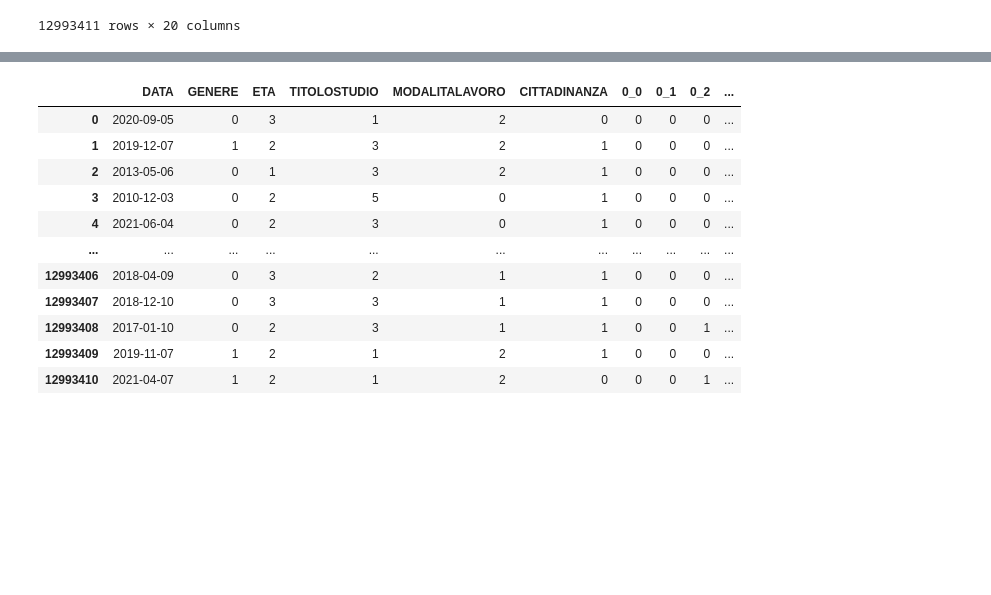
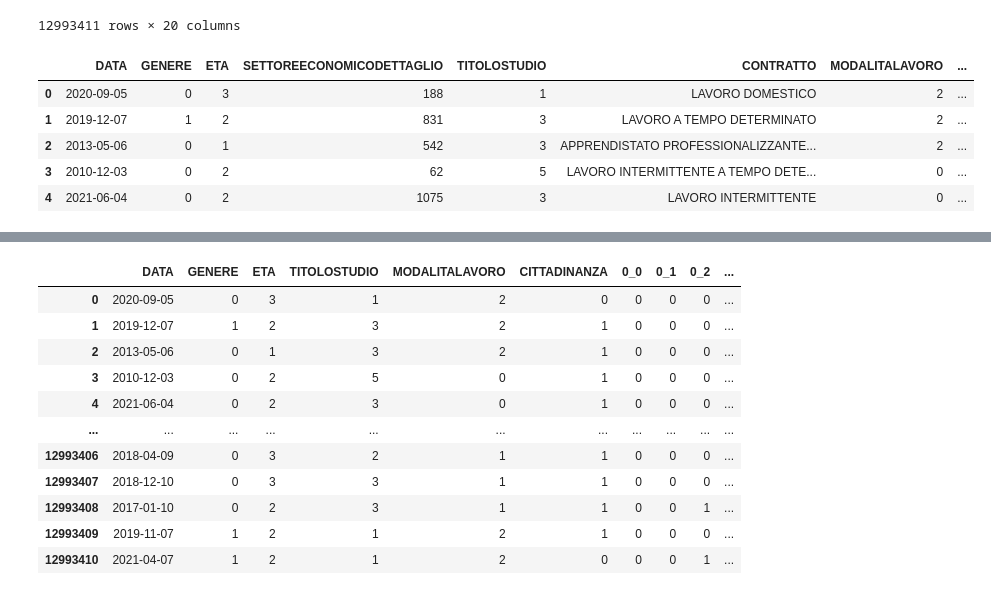
Before and after one commit to BruhZul/DataScienceLaboratory, a Jupyter notebook: Lab2/Feature_transformation.ipynb, the cells around one changed output, grey strips where cells are left out. Cells and saved outputs as stored; diff of their text form; code cells hidden in the pictures; blank space fills up the shorter version.

```diff
--- a/Lab2/Feature_transformation.ipynb
+++ b/Lab2/Feature_transformation.ipynb
@@ -163,3 +163,18 @@ contracts
 | 12993409 | 2019-11-07 | 1 | 2 | Installazione di impianti elettri... | 1 | LAVORO A TEMPO DETERMINATO | 2 | ... |
 | 12993410 | 2021-04-07 | 1 | 2 | Fabbricazione e montaggio di bici... | 1 | LAVORO A TEMPO DETERMINATO | 2 | ... |
 12993411 rows × 20 columns
+# %%
+#laber encoder
+from sklearn.preprocessing import LabelEncoder
+
+le = LabelEncoder()
+labels = le.fit_transform(contracts['SETTOREECONOMICODETTAGLIO'])
+contracts['SETTOREECONOMICODETTAGLIO'] = list(labels)
+contracts.head()
+# %% [output]
+|  | DATA | GENERE | ETA | SETTOREECONOMICODETTAGLIO | TITOLOSTUDIO | CONTRATTO | MODALITALAVORO | ... |
+| 0 | 2020-09-05 | 0 | 3 | 188 | 1 | LAVORO DOMESTICO | 2 | ... |
+| 1 | 2019-12-07 | 1 | 2 | 831 | 3 | LAVORO A TEMPO DETERMINATO | 2 | ... |
+| 2 | 2013-05-06 | 0 | 1 | 542 | 3 | APPRENDISTATO PROFESSIONALIZZANTE... | 2 | ... |
+| 3 | 2010-12-03 | 0 | 2 | 62 | 5 | LAVORO INTERMITTENTE A TEMPO DETE... | 0 | ... |
+| 4 | 2021-06-04 | 0 | 2 | 1075 | 3 | LAVORO INTERMITTENTE | 0 | ... |
```
Also changed, not shown: parts of 4 cells of this notebook.
